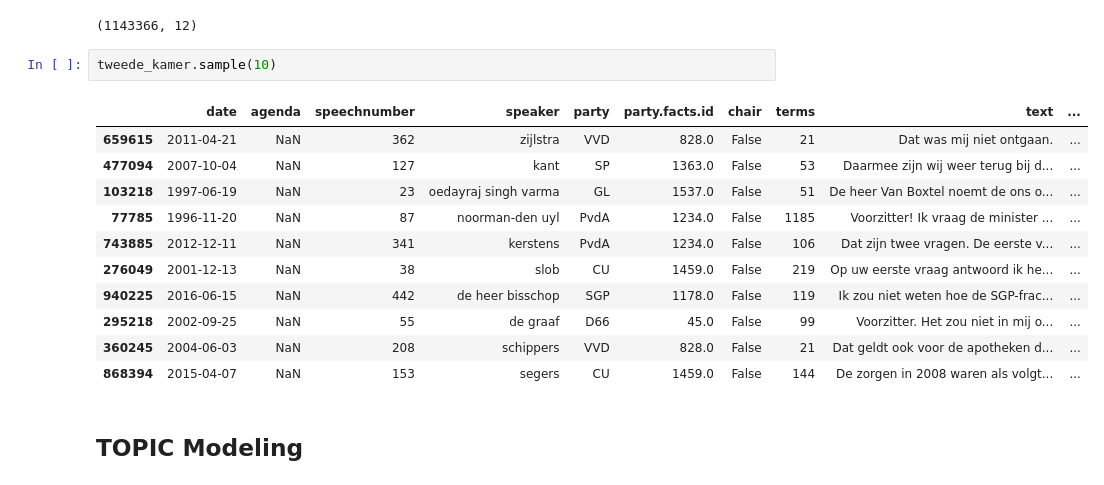
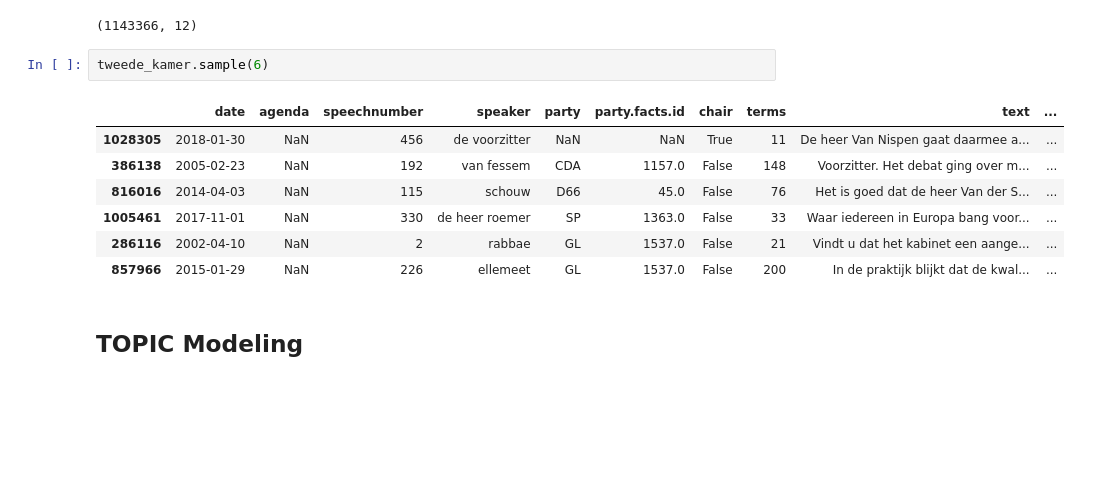
Before and after one commit to longhowlam/kamer_debatten, a Jupyter notebook: tweede_kamer_Topic_Modeling.ipynb, the cells around one changed output. Cells and saved outputs as stored; diff of their text form; blank space fills up the shorter version.

```diff
--- a/tweede_kamer_Topic_Modeling.ipynb
+++ b/tweede_kamer_Topic_Modeling.ipynb
@@ -41,19 +41,15 @@ tweede_kamer.shape
 # %% [output]
 (1143366, 12)
 # %%
-tweede_kamer.sample(10)
+tweede_kamer.sample(6)
 # %% [output]
 |  | date | agenda | speechnumber | speaker | party | party.facts.id | chair | terms | text | ... |
-| 659615 | 2011-04-21 | NaN | 362 | zijlstra | VVD | 828.0 | False | 21 | Dat was mij niet ontgaan. | ... |
-| 477094 | 2007-10-04 | NaN | 127 | kant | SP | 1363.0 | False | 53 | Daarmee zijn wij weer terug bij d... | ... |
-| 103218 | 1997-06-19 | NaN | 23 | oedayraj singh varma | GL | 1537.0 | False | 51 | De heer Van Boxtel noemt de ons o... | ... |
-| 77785 | 1996-11-20 | NaN | 87 | noorman-den uyl | PvdA | 1234.0 | False | 1185 | Voorzitter! Ik vraag de minister ... | ... |
-| 743885 | 2012-12-11 | NaN | 341 | kerstens | PvdA | 1234.0 | False | 106 | Dat zijn twee vragen. De eerste v... | ... |
-| 276049 | 2001-12-13 | NaN | 38 | slob | CU | 1459.0 | False | 219 | Op uw eerste vraag antwoord ik he... | ... |
-| 940225 | 2016-06-15 | NaN | 442 | de heer bisschop | SGP | 1178.0 | False | 119 | Ik zou niet weten hoe de SGP-frac... | ... |
-| 295218 | 2002-09-25 | NaN | 55 | de graaf | D66 | 45.0 | False | 99 | Voorzitter. Het zou niet in mij o... | ... |
-| 360245 | 2004-06-03 | NaN | 208 | schippers | VVD | 828.0 | False | 21 | Dat geldt ook voor de apotheken d... | ... |
-| 868394 | 2015-04-07 | NaN | 153 | segers | CU | 1459.0 | False | 144 | De zorgen in 2008 waren als volgt... | ... |
+| 1028305 | 2018-01-30 | NaN | 456 | de voorzitter | NaN | NaN | True | 11 | De heer Van Nispen gaat daarmee a... | ... |
+| 386138 | 2005-02-23 | NaN | 192 | van fessem | CDA | 1157.0 | False | 148 | Voorzitter. Het debat ging over m... | ... |
+| 816016 | 2014-04-03 | NaN | 115 | schouw | D66 | 45.0 | False | 76 | Het is goed dat de heer Van der S... | ... |
+| 1005461 | 2017-11-01 | NaN | 330 | de heer roemer | SP | 1363.0 | False | 33 | Waar iedereen in Europa bang voor... | ... |
+| 286116 | 2002-04-10 | NaN | 2 | rabbae | GL | 1537.0 | False | 21 | Vindt u dat het kabinet een aange... | ... |
+| 857966 | 2015-01-29 | NaN | 226 | ellemeet | GL | 1537.0 | False | 200 | In de praktijk blijkt dat de kwal... | ... |
 # %% [markdown]
 ## TOPIC Modeling
 # %% [markdown]
```
Also changed, not shown: parts of 16 cells of this notebook.
